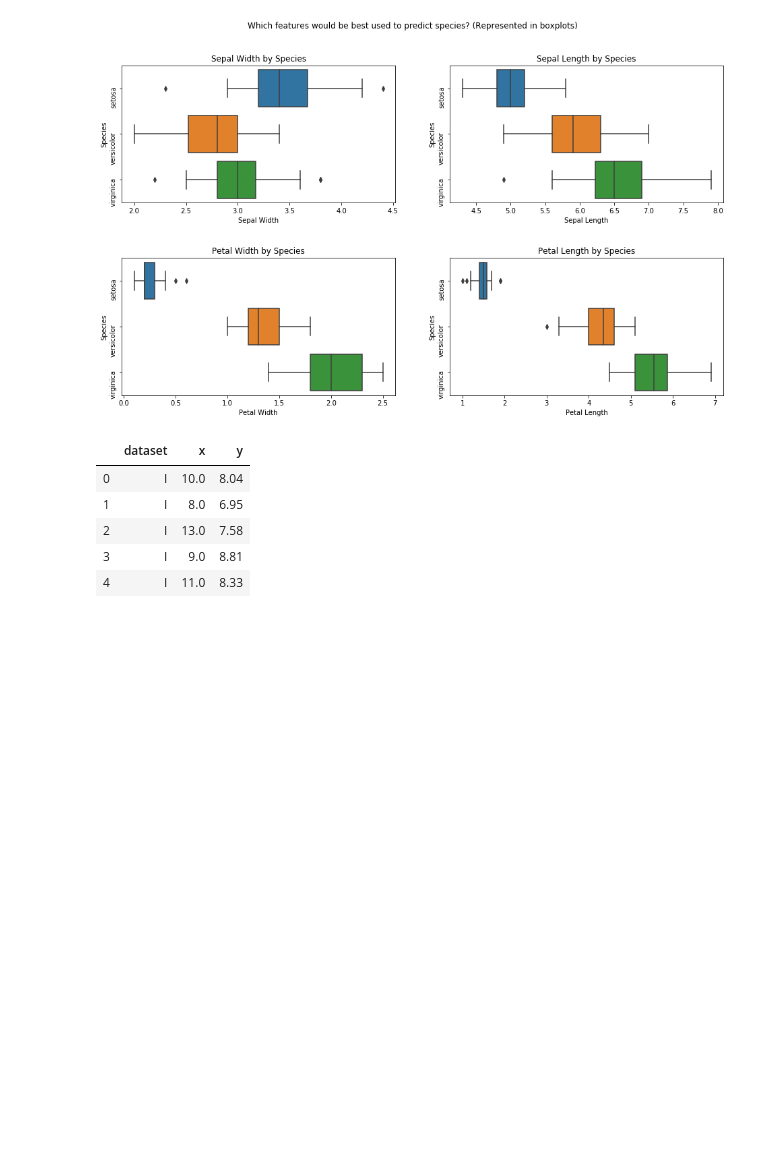
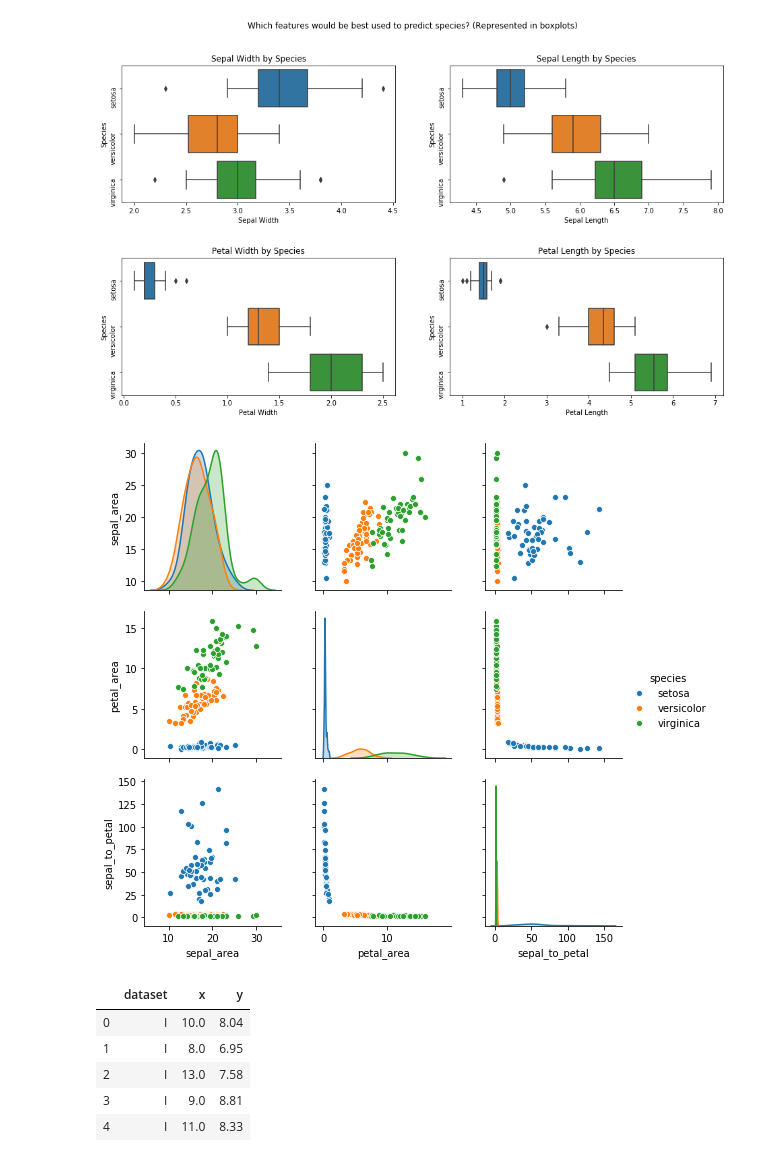
Before and after one commit to aleclhartman/python-exercises, a Jupyter notebook: 4.8.5_seaborn_exercises.ipynb, the cells around one changed output. Drawn from its saved outputs; the diff is of its cells as text; code cells hidden in the pictures; blank space fills up the shorter version.

```diff
--- a/4.8.5_seaborn_exercises.ipynb
+++ b/4.8.5_seaborn_exercises.ipynb
@@ -204,6 +204,17 @@ plt.title("Petal Length by Species")
 plt.subplots_adjust(hspace=.4)
 # %% [output]
 [figure]
+# %%
+# feature engineering aside
+df["sepal_area"] = df["sepal_length"] * df["sepal_width"]
+df["petal_area"] = df["petal_length"] * df["petal_width"]
+df["sepal_to_petal"] = df["sepal_area"] / df["petal_area"]
+feature_engineering = df[["sepal_area", "petal_area", "sepal_to_petal", "species"]]
+# %%
+sns.pairplot(data=feature_engineering, hue="species")
+plt.show()
+# %% [output]
+[figure, added]
 # %%
 # 1. Using the lesson as an example, use seaborn's load_dataset function to load the anscombe data set.
 # Use pandas to group the data by the dataset column, and calculate summary statistics for each dataset.
```
Also changed, not shown: parts of 5 cells of this notebook, 2 other files.
